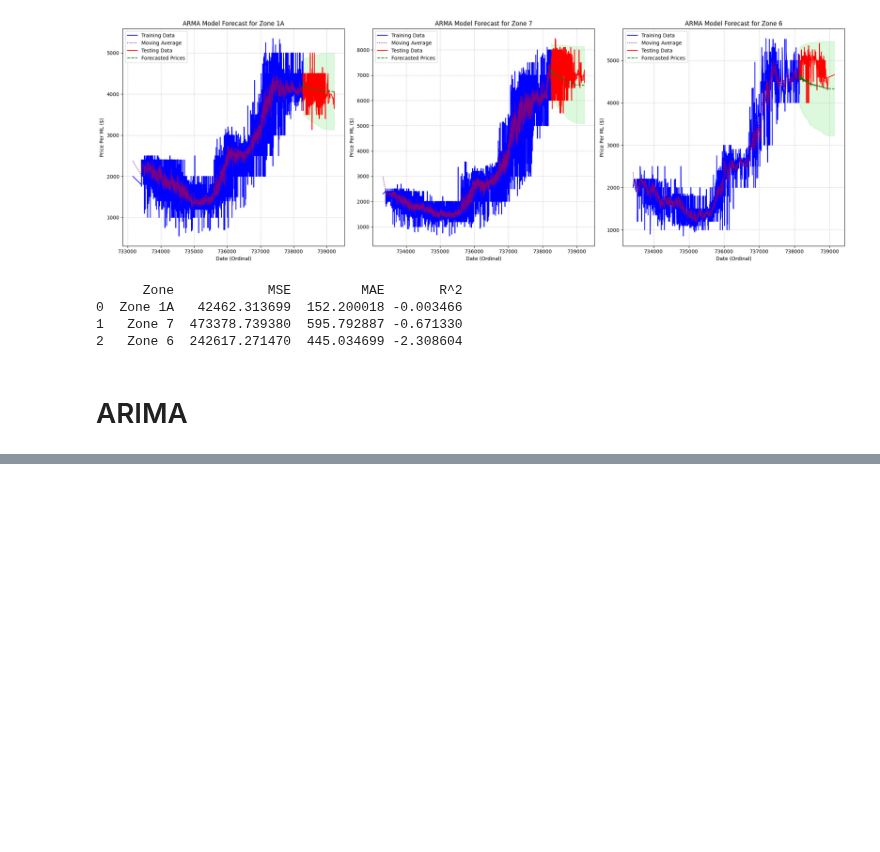
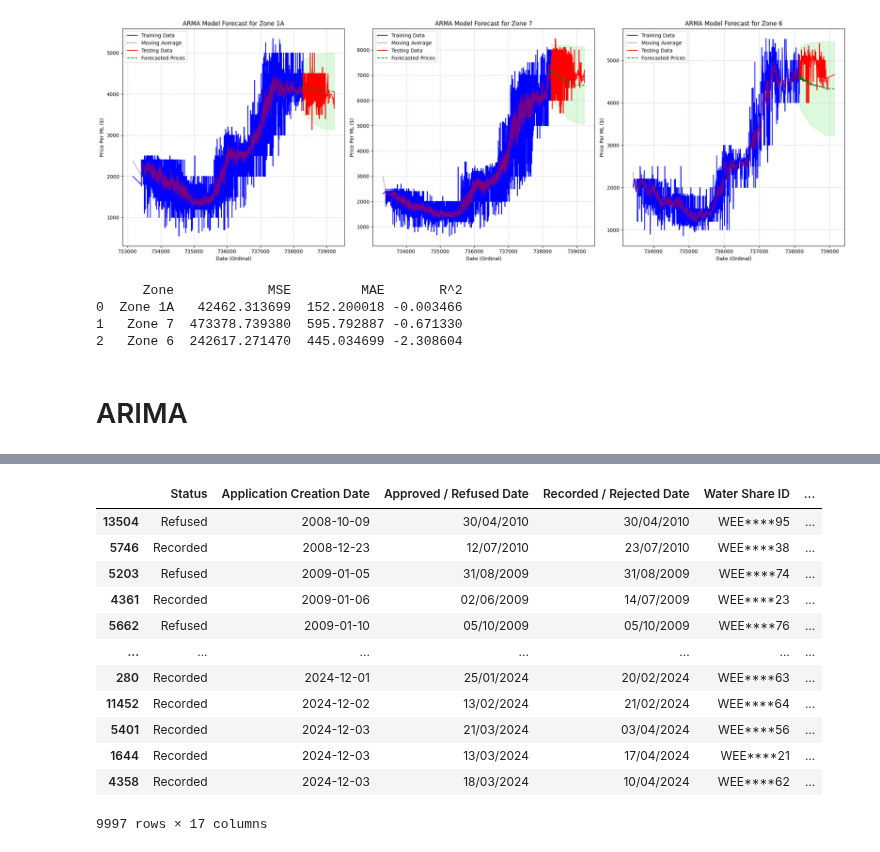
Before and after one commit to ELEN-Workshops-and-LDI/LDI-ML, a Jupyter notebook: Water_data/ARMA.ipynb, the cells around one changed output, grey strips where cells are left out. Saved outputs shown, nothing was run; the diff lists cells and outputs as text; code cells hidden in the pictures; blank space fills up the shorter version.

```diff
--- a/Water_data/ARMA.ipynb
+++ b/Water_data/ARMA.ipynb
@@ -343,0 +475,16 @@ print(stats_df)
+# %%
+zone_data
+# %% [output]
+|  | Status | Application Creation Date | Approved / Refused Date | Recorded / Rejected Date | Water Share ID | ... |
+| 13504 | Refused | 2008-10-09 | 30/04/2010 | 30/04/2010 | WEE****95 | ... |
+| 5746 | Recorded | 2008-12-23 | 12/07/2010 | 23/07/2010 | WEE****38 | ... |
+| 5203 | Refused | 2009-01-05 | 31/08/2009 | 31/08/2009 | WEE****74 | ... |
+| 4361 | Recorded | 2009-01-06 | 02/06/2009 | 14/07/2009 | WEE****23 | ... |
+| 5662 | Refused | 2009-01-10 | 05/10/2009 | 05/10/2009 | WEE****76 | ... |
+| ... | ... | ... | ... | ... | ... | ... |
+| 280 | Recorded | 2024-12-01 | 25/01/2024 | 20/02/2024 | WEE****63 | ... |
+| 11452 | Recorded | 2024-12-02 | 13/02/2024 | 21/02/2024 | WEE****64 | ... |
+| 5401 | Recorded | 2024-12-03 | 21/03/2024 | 03/04/2024 | WEE****56 | ... |
+| 1644 | Recorded | 2024-12-03 | 13/03/2024 | 17/04/2024 | WEE****21 | ... |
+| 4358 | Recorded | 2024-12-03 | 18/03/2024 | 10/04/2024 | WEE****62 | ... |
+9997 rows × 17 columns
```
Also changed, not shown: parts of 23 cells of this notebook, 4 other files.
